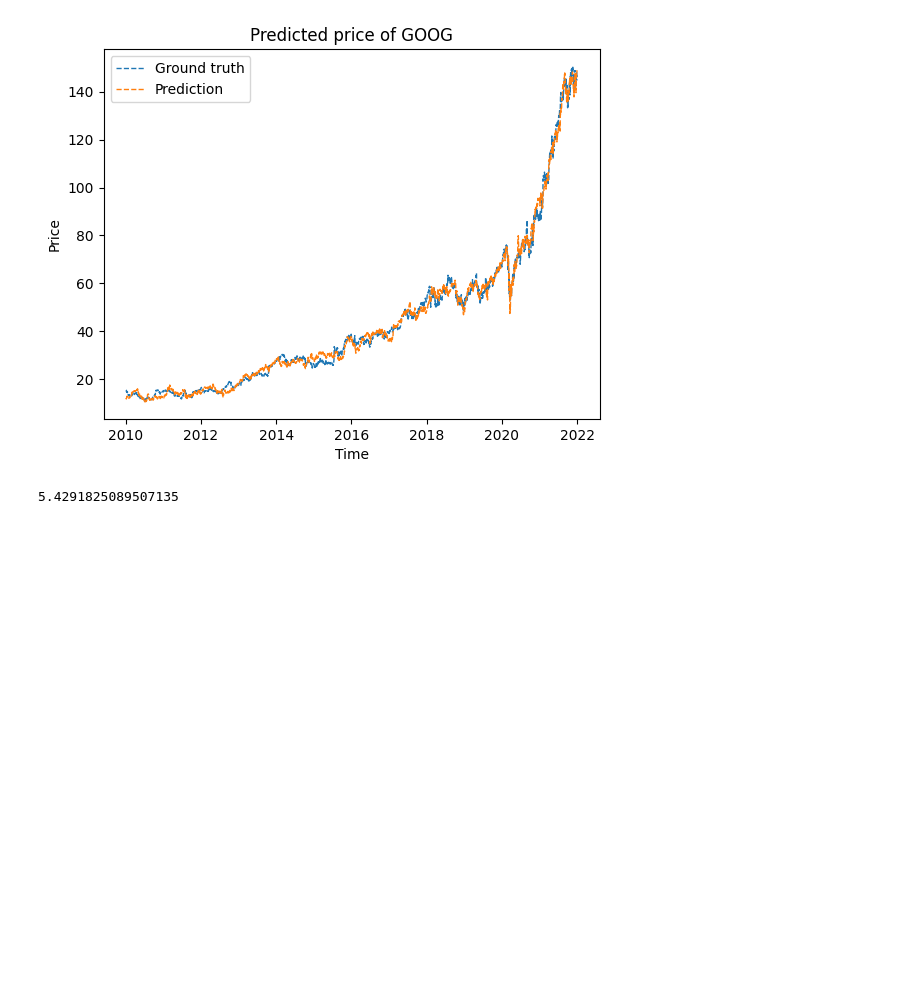
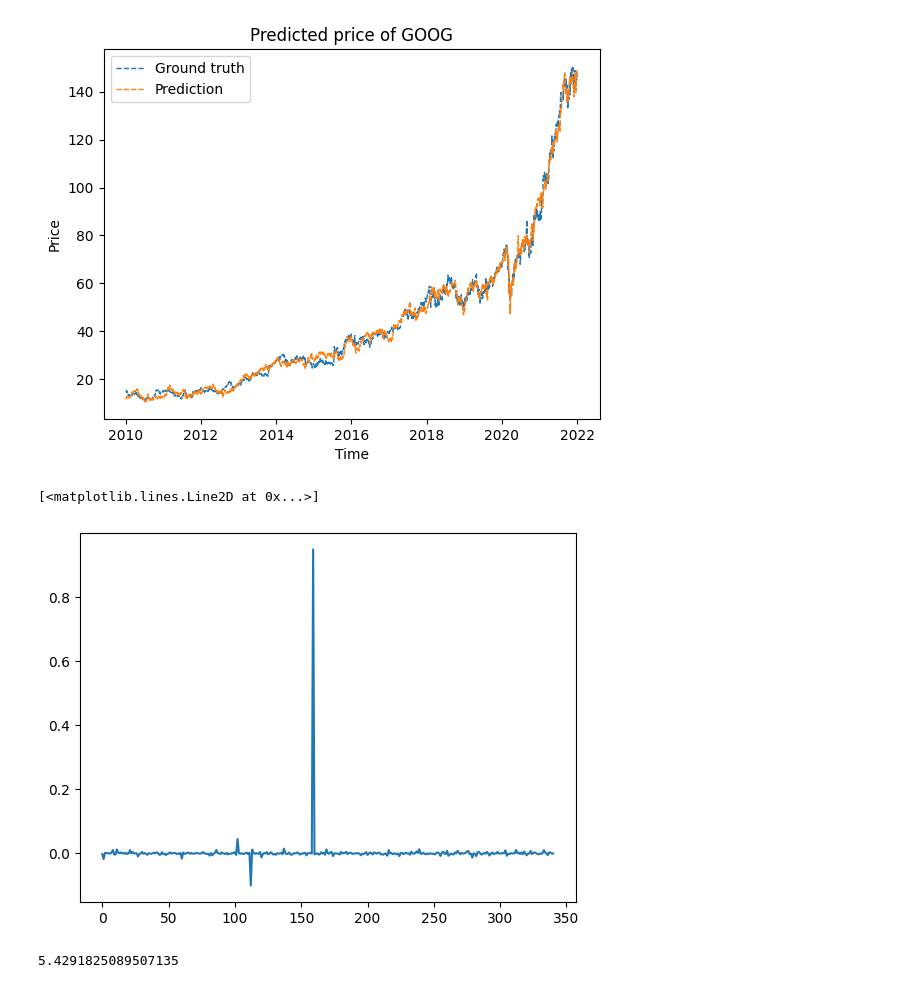
Before and after one commit to fanpu/10-708-project, a Jupyter notebook: baseline.ipynb, the cells around one changed output. Cells and saved outputs as stored; diff of their text form; code cells hidden in the pictures; blank space fills up the shorter version.

```diff
--- a/baseline.ipynb
+++ b/baseline.ipynb
@@ -294,6 +297,11 @@ plt.legend()
 plt.savefig("figs/goog-mcmc.png")
 # %% [output]
 [figure]
+# %%
+plt.plot(sampled_betas)
+# %% [output]
+[<matplotlib.lines.Line2D at 0x...>]
+[figure, added]
 # %%
 mse = ((predicted_price - price)**2).mean(axis=0)
 mse
```
Also changed, not shown: parts of 3 cells of this notebook.
